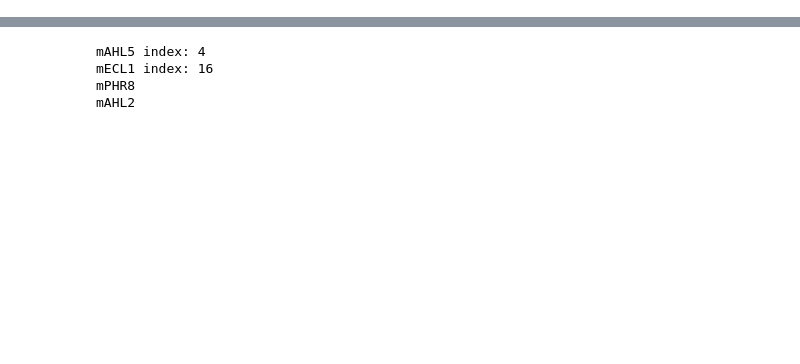
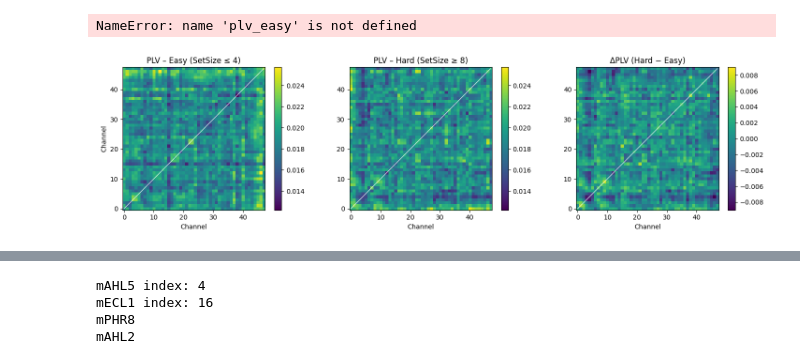
Before and after one commit to ohadgonen/plv-analysis, a Jupyter notebook: PLV/plv.ipynb, the cells around one changed output, grey strips where cells are left out. Drawn from its saved outputs; the diff is of its cells as text; code cells hidden in the pictures; blank space fills up the shorter version.

Commit message:
Added Hard vs Easy PLV matrices - sub-01

```diff
--- a/PLV/plv.ipynb
+++ b/PLV/plv.ipynb
@@ -161,0 +186,77 @@ PLV max: 0.015767122533379967
+# %%
+# save results - sub-01
+
+np.save("sub-01_plv_easy.npy", plv_easy)
+np.save("sub-01_plv_hard.npy", plv_hard)
+# %% [output]
+NameError: name 'plv_easy' is not defined
+# %%
+# pull results - sub-01
+
+plv_easy = np.load("sub-01_plv_easy.npy")
+plv_hard = np.load("sub-01_plv_hard.npy")
+# %%
+import matplotlib.pyplot as plt
+import numpy as np
+
+def draw_symmetry_line(ax, n):
+    ax.plot([0, n - 1], [0, n - 1], color="white", linewidth=1, alpha=0.8)
+
+# --- Compute delta ---
+plv_delta = plv_hard - plv_easy
+
+n_ch = plv_easy.shape[0]
+
+# --- Shared scale for Easy & Hard ---
+vmin = min(plv_easy.min(), plv_hard.min())
+vmax = max(plv_easy.max(), plv_hard.max())
+
+# --- Symmetric scale for Delta ---
+delta_max = np.max(np.abs(plv_delta))
+
+fig, axes = plt.subplots(1, 3, figsize=(15, 4))
+
+# --- Easy ---
+im0 = axes[0].imshow(
+    plv_easy,
+    origin="lower",
+    aspect="equal",
+    vmin=vmin,
+    vmax=vmax
+)
+draw_symmetry_line(axes[0], n_ch)
+axes[0].set_title("PLV – Easy (SetSize ≤ 4)")
+axes[0].set_xlabel("Channel")
+axes[0].set_ylabel("Channel")
+plt.colorbar(im0, ax=axes[0], fraction=0.046)
+
+# --- Hard ---
+im1 = axes[1].imshow(
+    plv_hard,
+    origin="lower",
+    aspect="equal",
+    vmin=vmin,
+    vmax=vmax
+)
+draw_symmetry_line(axes[1], n_ch)
+axes[1].set_title("PLV – Hard (SetSize ≥ 8)")
+axes[1].set_xlabel("Channel")
+plt.colorbar(im1, ax=axes[1], fraction=0.046)
+
+# --- Delta (Hard - Easy) ---
+im2 = axes[2].imshow(
+    plv_delta,
+    origin="lower",
+    aspect="equal",
+    vmin=-delta_max,
+    vmax=delta_max
+)
+draw_symmetry_line(axes[2], n_ch)
+axes[2].set_title("ΔPLV (Hard − Easy)")
+axes[2].set_xlabel("Channel")
+plt.colorbar(im2, ax=axes[2], fraction=0.046)
+
+plt.tight_layout()
+plt.show()
+# %% [output]
+[figure, added]
```
Also changed, not shown: parts of 8 cells of this notebook, 2 other files.
